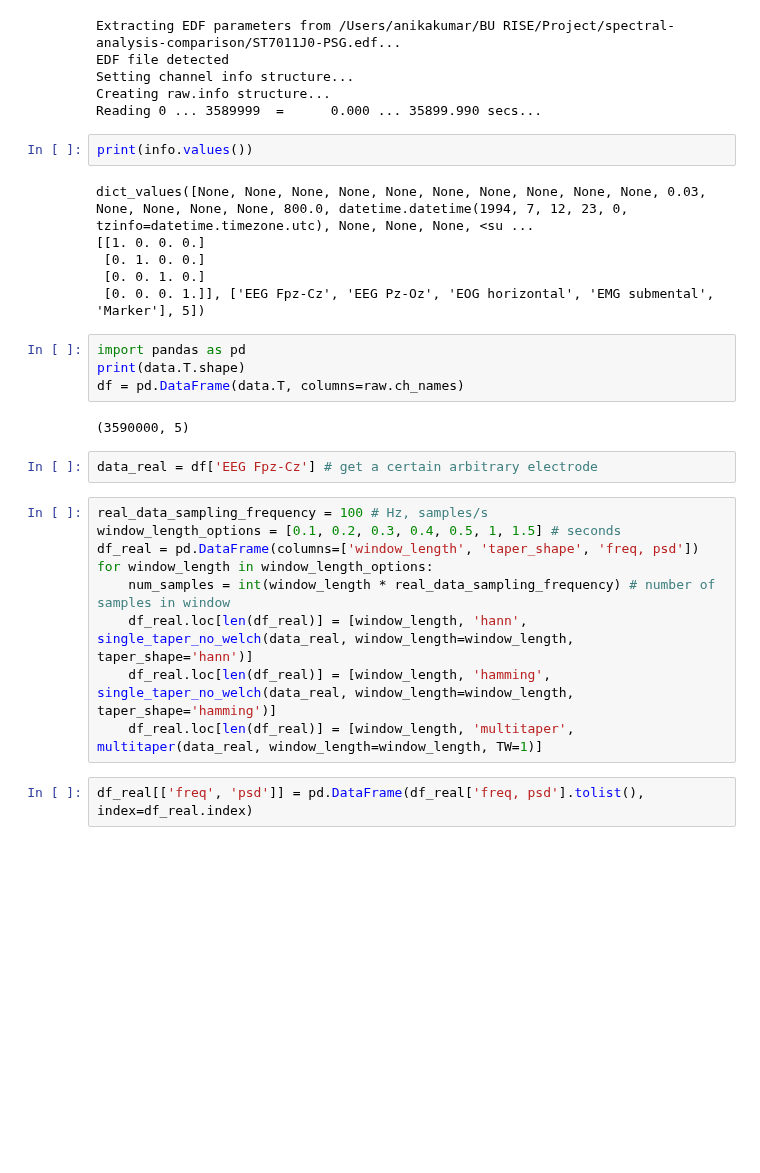
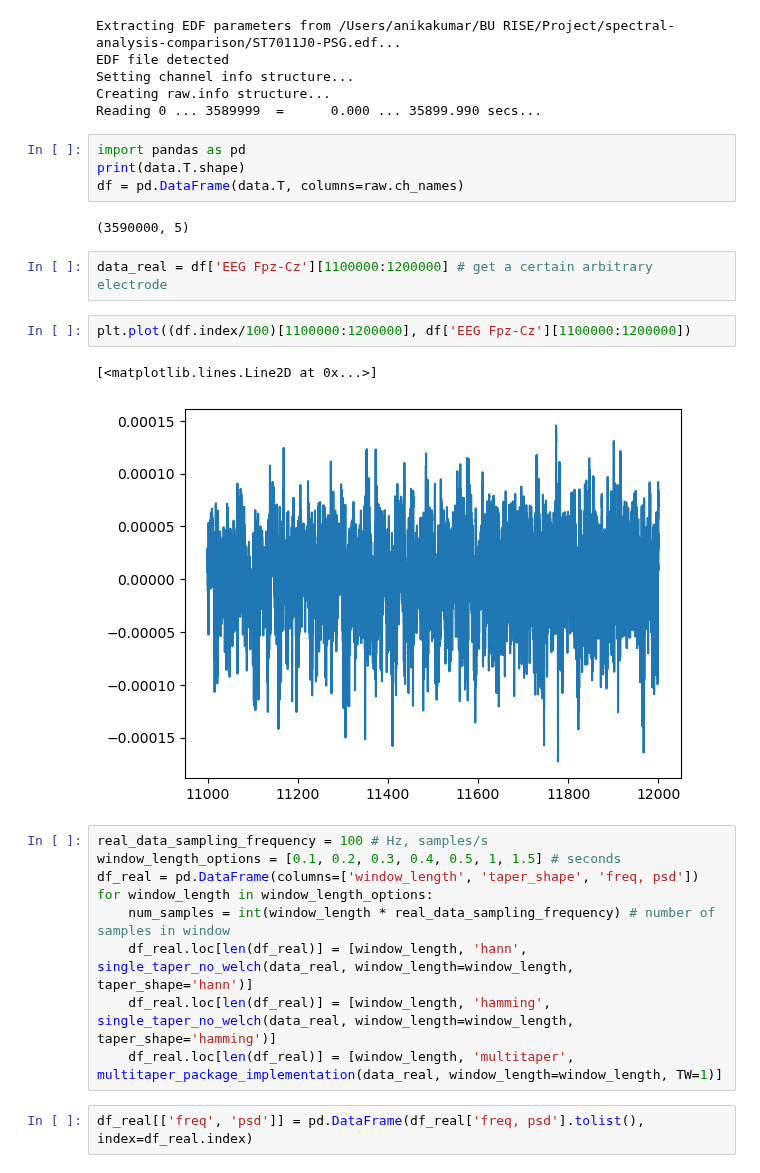
Before and after one commit to anika-kum/spectral-analysis-comparison, a Jupyter notebook: final_taper_comparison.ipynb, the cells around one changed output. Saved outputs shown, nothing was run; the diff lists cells and outputs as text; blank space fills up the shorter version.

```diff
--- a/final_taper_comparison.ipynb
+++ b/final_taper_comparison.ipynb
@@ -235,14 +237,6 @@ EDF file detected
 Setting channel info structure...
 Creating raw.info structure...
 Reading 0 ... 3589999  =      0.000 ... 35899.990 secs...
-# %%
-print(info.values())
-# %% [output]
-dict_values([None, None, None, None, None, None, None, None, None, None, 0.03, None, None, None, None, 800.0, datetime.datetime(1994, 7, 12, 23, 0, tzinfo=datetime.timezone.utc), None, None, None, <su ...
-[[1. 0. 0. 0.]
- [0. 1. 0. 0.]
- [0. 0. 1. 0.]
- [0. 0. 0. 1.]], ['EEG Fpz-Cz', 'EEG Pz-Oz', 'EOG horizontal', 'EMG submental', 'Marker'], 5])
 # %%
 import pandas as pd
 print(data.T.shape)
@@ -250,7 +244,12 @@ df = pd.DataFrame(data.T, columns=raw.ch_names)
 # %% [output]
 (3590000, 5)
 # %%
-data_real = df['EEG Fpz-Cz'] # get a certain arbitrary electrode
+data_real = df['EEG Fpz-Cz'][1100000:1200000] # get a certain arbitrary electrode
+# %%
+plt.plot((df.index/100)[1100000:1200000], df['EEG Fpz-Cz'][1100000:1200000])
+# %% [output]
+[<matplotlib.lines.Line2D at 0x...>]
+[figure, added]
 # %%
 real_data_sampling_frequency = 100 # Hz, samples/s
 window_length_options = [0.1, 0.2, 0.3, 0.4, 0.5, 1, 1.5] # seconds
@@ -259,7 +258,7 @@ for window_length in window_length_options:
     num_samples = int(window_length * real_data_sampling_frequency) # number of samples in window
     df_real.loc[len(df_real)] = [window_length, 'hann', single_taper_no_welch(data_real, window_length=window_length, taper_shape='hann')]
     df_real.loc[len(df_real)] = [window_length, 'hamming', single_taper_no_welch(data_real, window_length=window_length, taper_shape='hamming')]
-    df_real.loc[len(df_real)] = [window_length, 'multitaper', multitaper(data_real, window_length=window_length, TW=1)]
+    df_real.loc[len(df_real)] = [window_length, 'multitaper', multitaper_package_implementation(data_real, window_length=window_length, TW=1)]
 # %%
 df_real[['freq', 'psd']] = pd.DataFrame(df_real['freq, psd'].tolist(), index=df_real.index)
 # %% [markdown]
```
Also changed, not shown: parts of 5 cells of this notebook.
